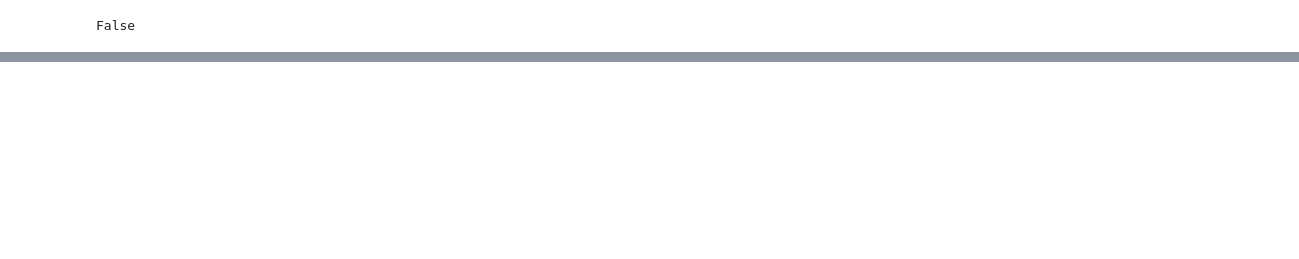
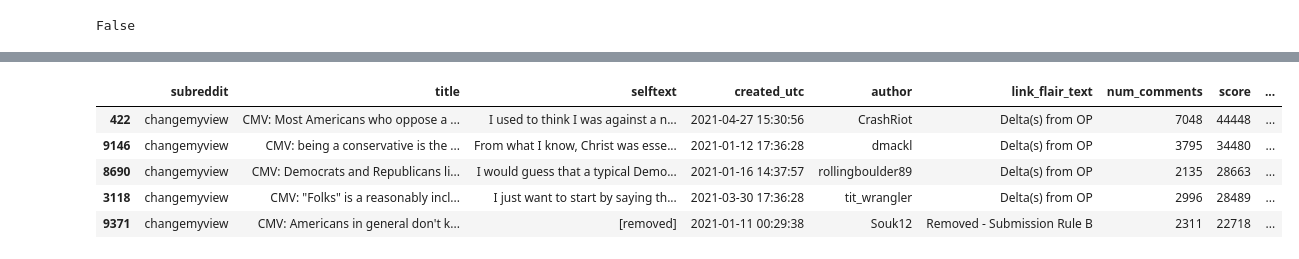
Before and after one commit to dshgna/sturdy-doodle, a Jupyter notebook: Data_Collection.ipynb, the cells around one changed output, grey strips where cells are left out. Saved outputs shown, nothing was run; the diff lists cells and outputs as text; code cells hidden in the pictures; blank space fills up the shorter version.

Commit message:
Data collection

```diff
--- a/Data_Collection.ipynb
+++ b/Data_Collection.ipynb
@@ -27,3 +32,43 @@ reddit = praw.Reddit(
 print(reddit.read_only)
 # %% [output]
 False
+# %%
+# PSAW instance
+api = PushshiftAPI(reddit)
+# %%
+# Set start and end dates for data retrieval
+start_epoch = int(dt.datetime(2021, 1, 1).timestamp())
+end_epoch = int(dt.datetime(2021, 5, 1).timestamp())
+# %%
+# Function to retrieve and store a number of posts from a given subreddit
+def get_posts(subreddit, start_epoch, num_posts = 100):
+    try:
+
+        # Extract submissions via psaw and praw
+        submissions = api.search_submissions(subreddit = subreddit,
+                                             limit = num_posts,
+                                             after = start_epoch,
+                                             before = end_epoch)
+
+        # Convert data to a dataframe
+        df = pd.DataFrame( [vars(submission) for submission in submissions] )
+
+        # Extract the required columns
+        cleaned_df = df[['subreddit', 'title', 'selftext', 'created_utc', 'author', 'link_flair_text', 'num_comments', 'score', 'upvote_ratio']]# , url
+
+        # Convert dates to datetime
+        cleaned_df['created_utc'] = pd.to_datetime(cleaned_df['created_utc'], unit='s')
+        # Convert author from Redditor to string object
+        cleaned_df.loc[:,'author'] = cleaned_df.loc[:,'author'].astype(str)
+
+        # Save as a feather - heh!
+       # path = 'data/' + subreddit
+        #feather.write_feather(cleaned_df, path)
+
+        return(cleaned_df)
+    except Exception as e:
+        print('Error:', e)
+# TODO: Update function to handle an unlimited number of posts
+# %%
+cmv_df = get_posts('changemyview', start_epoch, end_epoch).sort_values(by = 'score', ascending = False)
+cmv_df.head(5)
@@ -29,0 +92,9 @@ False
+# %%
+cmv_df.head(5)
+# %% [output]
+|  | subreddit | title | selftext | created_utc | author | link_flair_text | num_comments | score | ... |
+| 422 | changemyview | CMV: Most Americans who oppose a ... | I used to think I was against a n... | 2021-04-27 15:30:56 | CrashRiot | Delta(s) from OP | 7048 | 44448 | ... |
+| 9146 | changemyview | CMV: being a conservative is the ... | From what I know, Christ was esse... | 2021-01-12 17:36:28 | dmackl | Delta(s) from OP | 3795 | 34480 | ... |
+| 8690 | changemyview | CMV: Democrats and Republicans li... | I would guess that a typical Demo... | 2021-01-16 14:37:57 | rollingboulder89 | Delta(s) from OP | 2135 | 28663 | ... |
+| 3118 | changemyview | CMV: "Folks" is a reasonably incl... | I just want to start by saying th... | 2021-03-30 17:36:28 | tit_wrangler | Delta(s) from OP | 2996 | 28489 | ... |
+| 9371 | changemyview | CMV: Americans in general don't k... | [removed] | 2021-01-11 00:29:38 | Souk12 | Removed - Submission Rule B | 2311 | 22718 | ... |
```
Also changed, not shown: parts of 16 cells of this notebook.
